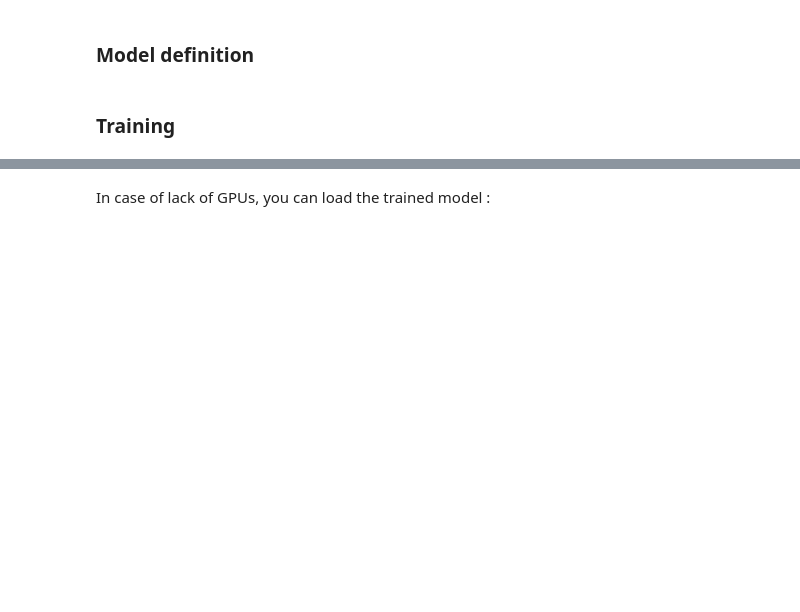
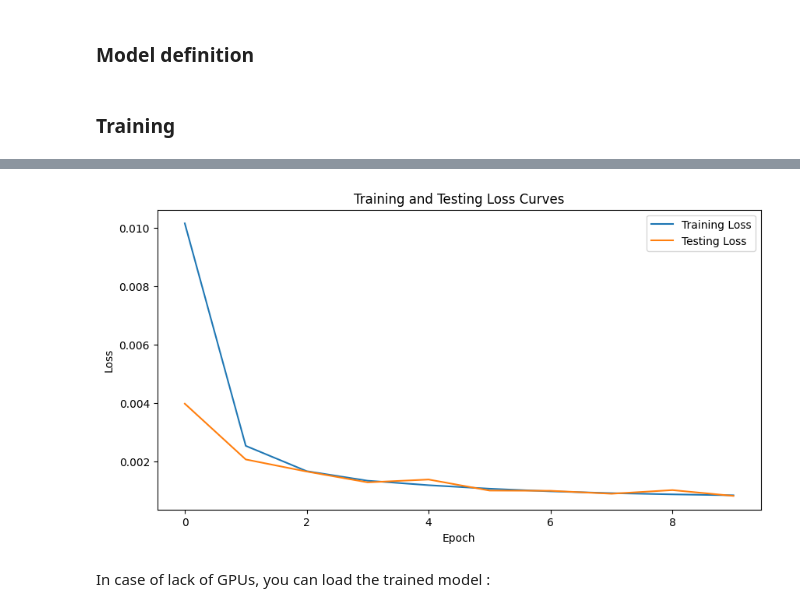
Before and after one commit to LizaBarysheva/TS_XHEC_TP, a Jupyter notebook: XHEC - TP2 - Exercices.ipynb, the cells around one changed output, grey strips where cells are left out. Saved outputs shown, nothing was run; the diff lists cells and outputs as text; code cells hidden in the pictures; blank space fills up the shorter version.

```diff
--- a/XHEC - TP2 - Exercices.ipynb
+++ b/XHEC - TP2 - Exercices.ipynb
@@ -32,9 +39,9 @@ pd.options.plotting.backend = "plotly"
 # %%
-processed_data_path = "data/processed/"
+processed_data_path = "/content/drive/MyDrive" # "data/processed/"
 processed_filename = os.path.join(processed_data_path, "clean-data-consolidated.csv")
 data = pd.read_csv(processed_filename)
 # uncomment to use 20% of the data
-# data = data.iloc[int(len(data)*0.8):]
+data = data.iloc[int(len(data)*0.8):]
 # Convert 'Date - Heure' to datetime and set as index
 data["Date - Heure"] = pd.to_datetime(data["Date - Heure"])
 data.set_index("Date - Heure", inplace=True)
@@ -53,7 +62,7 @@ print(f"Using device: {device}")
 The first requirement is to create the sequences. In a first approach we will use a the last 24 hours to predict the next hour. We will then use the Recursive Multi-Step Forecasting strategy to predict the next 24 hours.
 # %%
 # Normalizing the data
-scaler = MinMaxScaler(feature_range=(-1, 1))
+scaler = MinMaxScaler()
 ts_scaled = scaler.fit_transform(ts_data.values.reshape(-1, 1))
 
 
@@ -64,8 +73,8 @@ def create_sequences_rec(data, seq_length):
     ys = []
 
     for i in range(len(data) - seq_length):
-        x = # TODO
-        y = # TODO
+        x = data[i:i+seq_length] # TODO
+        y = data[i+seq_length] # TODO
         xs.append(x)
         ys.append(y)
 
@@ -115,9 +127,9 @@ class RNN(nn.Module):
         self.in2output = nn.Linear(input_size + hidden_size, output_size)
 
     def forward(self, x, hidden_state):
-        combined = # TODO
-        hidden = # TODO
-        output = # TODO
+        combined = torch.cat((x, hidden_state), 1) # TODO
+        hidden = F.relu(self.in2hidden(combined)) # TODO
+        output = self.in2output(combined) # TODO
         return output, hidden
 
     def initHidden(self):
@@ -155,7 +167,7 @@ def evaluate(model, X_test, y_test, criterion):
             X_batch = X_test[batch].to(device)
             y_batch = y_test[batch].to(device)
             for t in range(seq_length):
-                output, hidden = #TODO
+                output, hidden = model(X_batch[t].view(1, 1), hidden) #TODO
             output = output.view(-1)
             loss = criterion(output, y_batch)
             total_loss += loss.item()
@@ -176,7 +188,7 @@ for epoch in tqdm(range(num_epochs), desc="Epochs"):
         y_batch = y_train[batch].to(device)
         model.zero_grad()
         for t in range(seq_length):
-            output, hidden = # TODO
+            output, hidden = model(X_batch[t].view(1, 1), hidden) # TODO
         output = output.view(-1)
 
         loss = criterion(output, y_batch)
@@ -205,3 +217,4 @@ plt.xlabel("Epoch")
 plt.ylabel("Loss")
 plt.legend()
 plt.show()
+# %% [output]
@@ -208,3 +231,4 @@ plt.show()
+[figure, added]
 # %% [markdown]
 In case of lack of GPUs, you can load the trained model :
 # %%
```
Also changed, not shown: parts of 38 cells of this notebook.
